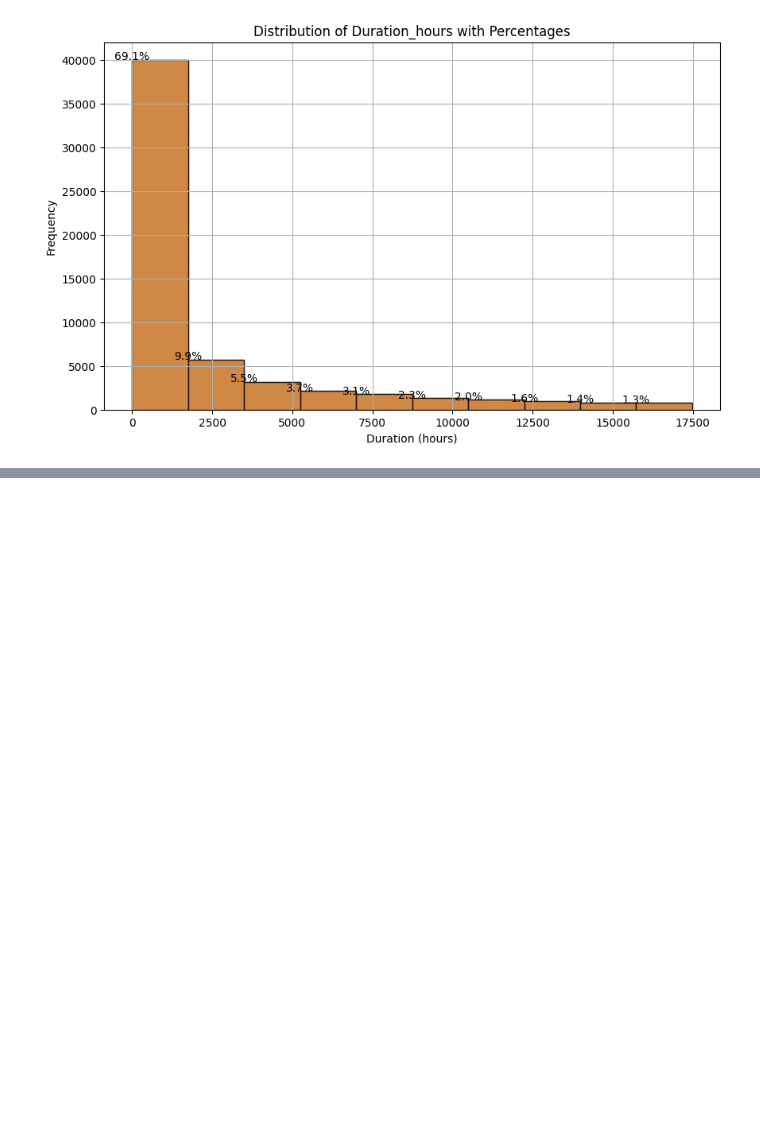
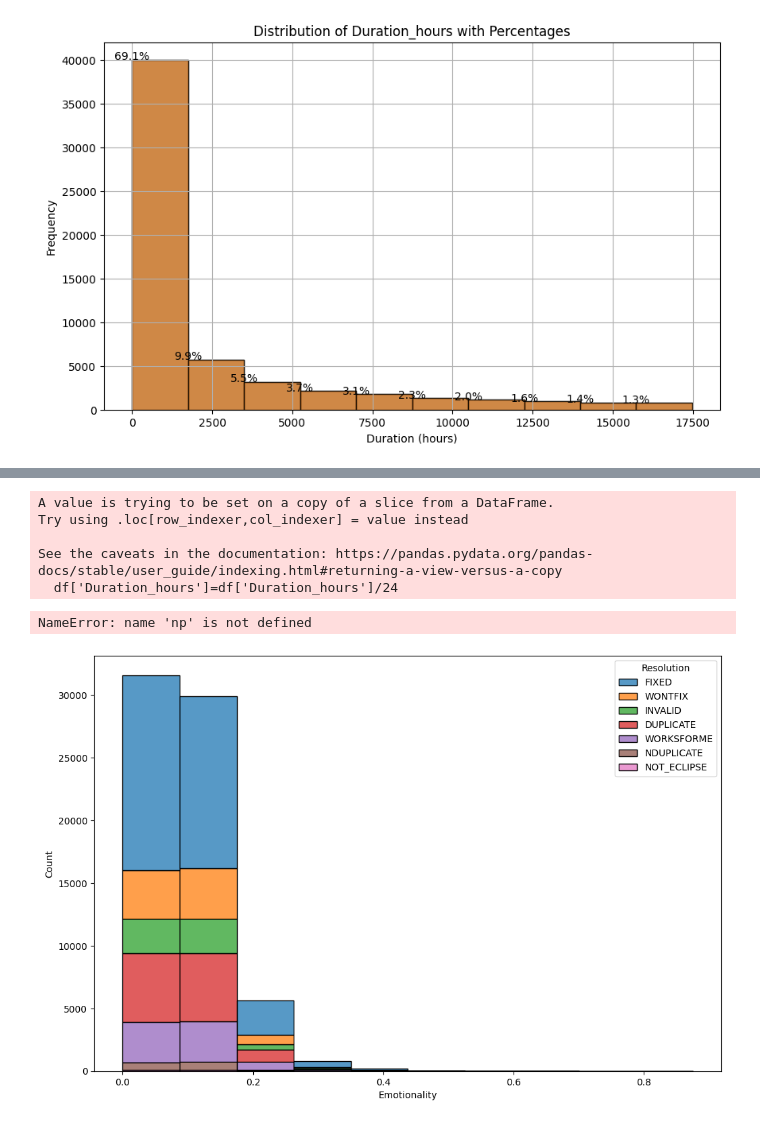
Before and after one commit to qas-lab/PopeREU, a Jupyter notebook: MLPnoOutliers.ipynb, the cells around one changed output, grey strips where cells are left out. Cells and saved outputs as stored; diff of their text form; code cells hidden in the pictures; blank space fills up the shorter version.

```diff
--- a/MLPnoOutliers.ipynb
+++ b/MLPnoOutliers.ipynb
@@ -142,0 +347,35 @@ MLPClassifier(hidden_layer_sizes=(64, 32), max_iter=100, random_state=42)
+# %%
+df['Duration_hours']=df['Duration_hours']/24
+# %% [output]
+A value is trying to be set on a copy of a slice from a DataFrame.
+Try using .loc[row_indexer,col_indexer] = value instead
+
+See the caveats in the documentation: https://pandas.pydata.org/pandas-docs/stable/user_guide/indexing.html#returning-a-view-versus-a-copy
+  df['Duration_hours']=df['Duration_hours']/24
+# %%
+
+
+# Plotting the distribution with different bars for each resolution
+plt.figure(figsize=(12, 8))
+
+# Use seaborn to plot the histogram with hue for the resolution column
+sns.histplot(data=df, x='Emotionality', hue='Resolution', multiple='stack', bins=10, edgecolor='black')
+
+# Calculate percentages for each bin
+bin_counts, bin_edges = np.histogram(df['Duration_hours'], bins=10)
+total_count = len(df)
+percentages = (bin_counts / total_count) * 100
+
+# Add percentages as annotations
+for i in range(len(bin_counts)):
+    plt.text(bin_edges[i] + (bin_edges[i+1] - bin_edges[i]) / 2, bin_counts[i] + 0.5, f'{percentages[i]:.1f}%', fontsize=10, ha='center')
+
+plt.xlabel('Duration (hours)')
+plt.ylabel('Frequency')
+plt.title('Distribution of Duration_hours with Percentages and Resolution Categories')
+plt.grid(True)
+plt.legend(title='Resolution')
+plt.show()
+# %% [output]
+NameError: name 'np' is not defined
+[figure, added]
```
Also changed, not shown: parts of 11 cells of this notebook, 11 other files.
